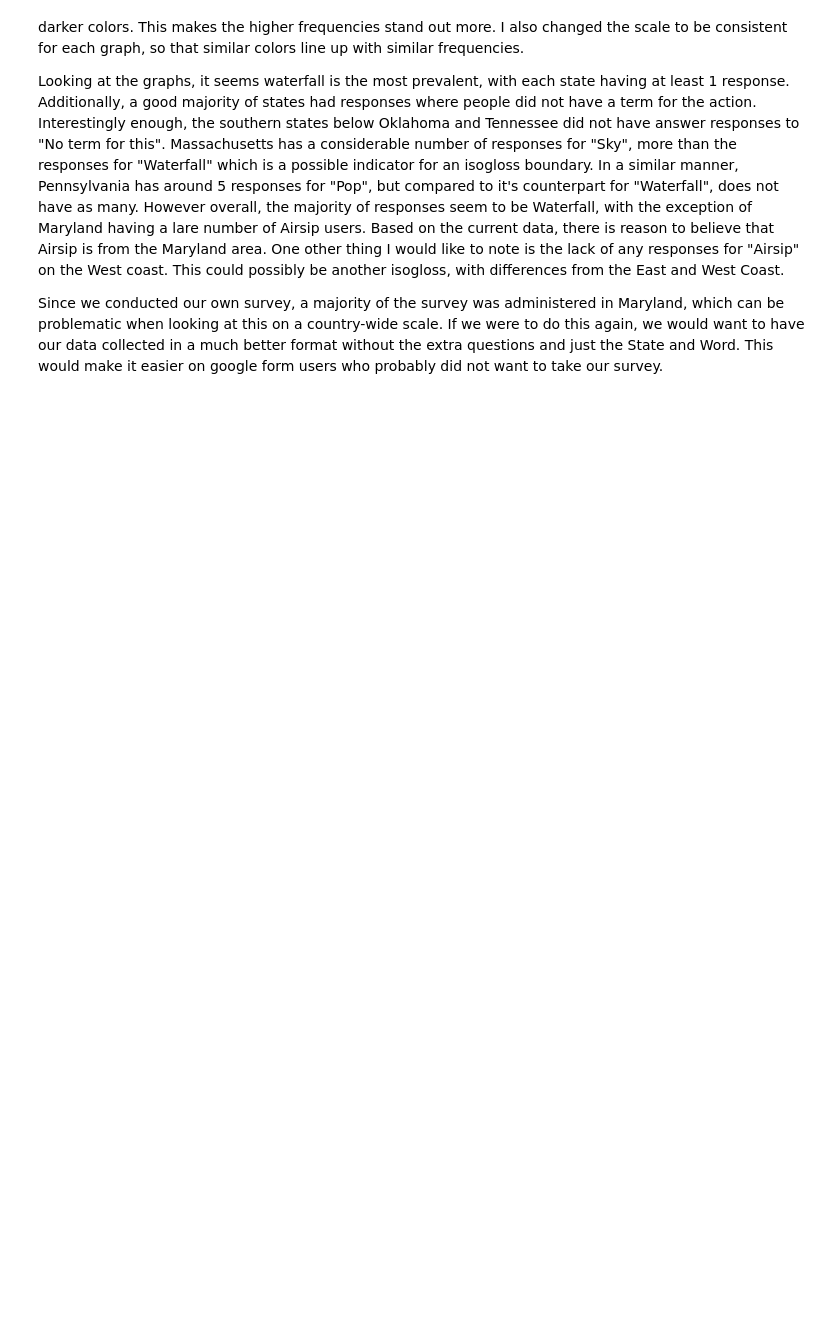
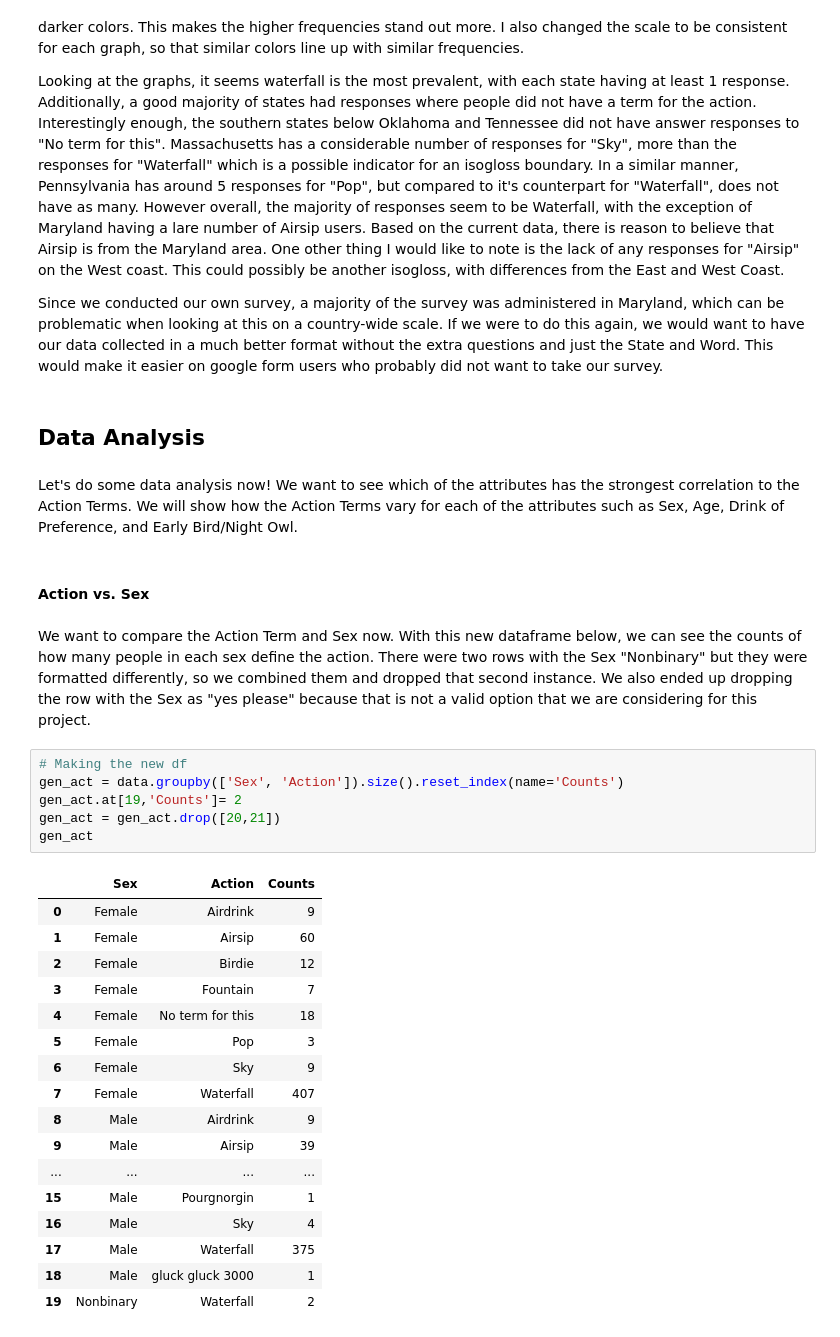
Before and after one commit to kevasinghal/finalproject, a Jupyter notebook: airsip.ipynb, the cells around one changed output. Saved outputs shown, nothing was run; the diff lists cells and outputs as text; blank space fills up the shorter version.

```diff
--- a/airsip.ipynb
+++ b/airsip.ipynb
@@ -742,3 +743,35 @@ We also flipped the color scale so that lower frequencies have lighter colors an
 Looking at the graphs, it seems waterfall is the most prevalent, with each state having at least 1 response. Additionally, a good majority of states had responses where people did not have a term for the action. Interestingly enough, the southern states below Oklahoma and Tennessee did not have answer responses to "No term for this". Massachusetts has a considerable number of responses for "Sky", more than the responses for "Waterfall" which is a possible indicator for an isogloss boundary. In a similar manner, Pennsylvania has around 5 responses for "Pop", but compared to it's counterpart for "Waterfall", does not have as many. However overall, the majority of responses seem to be Waterfall, with the exception of Maryland having a lare number of Airsip users. Based on the current data, there is reason to believe that Airsip is from the Maryland area. One other thing I would like to note is the lack of any responses for "Airsip" on the West coast. This could possibly be another isogloss, with differences from the East and West Coast.
 
 Since we conducted our own survey, a majority of the survey was administered in Maryland, which can be problematic when looking at this on a country-wide scale. If we were to do this again, we would want to have our data collected in a much better format without the extra questions and just the State and Word. This would make it easier on google form users who probably did not want to take our survey.
+# %% [markdown]
+## Data Analysis
+# %% [markdown]
+Let's do some data analysis now! We want to see which of the attributes has the strongest correlation to the Action Terms. We will show how the Action Terms vary for each of the attributes such as Sex, Age, Drink of Preference, and Early Bird/Night Owl.
+# %% [markdown]
+#### Action vs. Sex
+# %% [markdown]
+We want to compare the Action Term and Sex now. With this new dataframe below, we can see the counts of how many people in each sex define the action. There were two rows with the Sex "Nonbinary" but they were formatted differently, so we combined them and dropped that second instance. We also ended up dropping the row with the Sex as "yes please" because that is not a valid option that we are considering for this project.
+# %%
+# Making the new df
+gen_act = data.groupby(['Sex', 'Action']).size().reset_index(name='Counts')
+gen_act.at[19,'Counts']= 2
+gen_act = gen_act.drop([20,21])
+gen_act
+# %% [output]
+|  | Sex | Action | Counts |
+| 0 | Female | Airdrink | 9 |
+| 1 | Female | Airsip | 60 |
+| 2 | Female | Birdie | 12 |
+| 3 | Female | Fountain | 7 |
+| 4 | Female | No term for this | 18 |
+| 5 | Female | Pop | 3 |
+| 6 | Female | Sky | 9 |
+| 7 | Female | Waterfall | 407 |
+| 8 | Male | Airdrink | 9 |
+| 9 | Male | Airsip | 39 |
+| ... | ... | ... | ... |
+| 15 | Male | Pourgnorgin | 1 |
+| 16 | Male | Sky | 4 |
+| 17 | Male | Waterfall | 375 |
+| 18 | Male | gluck gluck 3000 | 1 |
+| 19 | Nonbinary | Waterfall | 2 |
```
Also changed, not shown: parts of 12 cells of this notebook.
